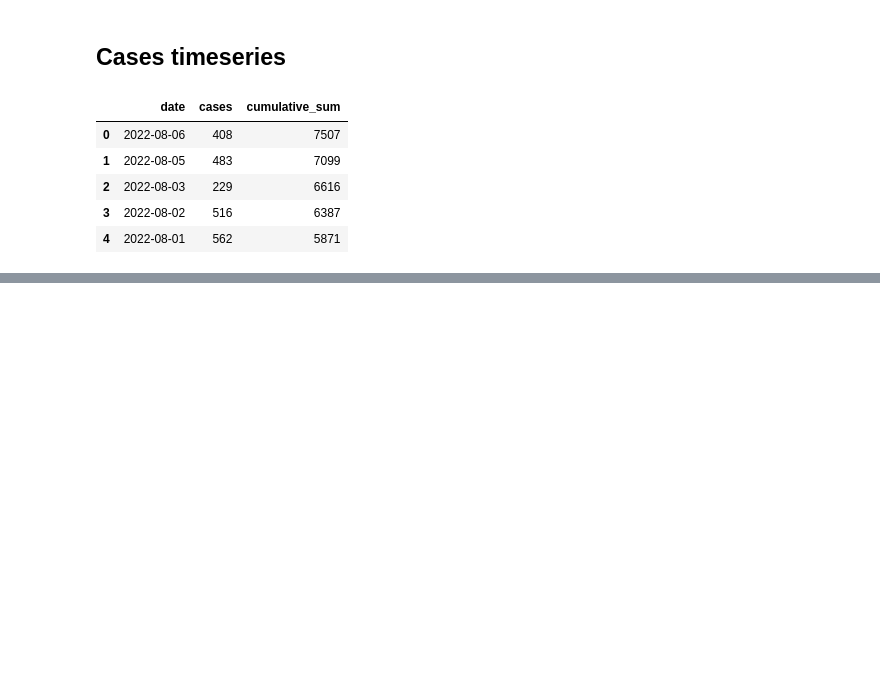
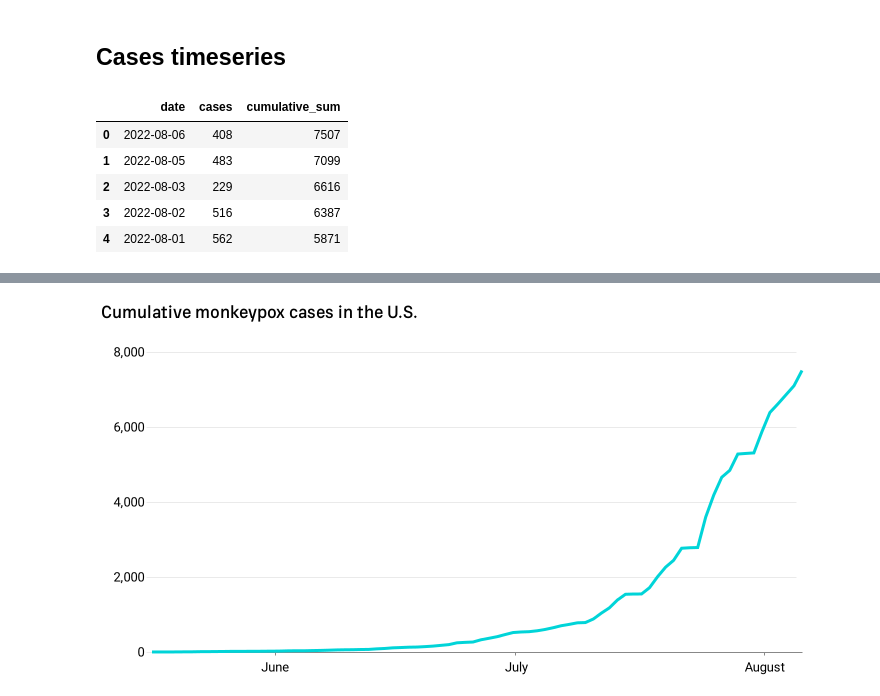
Before and after one commit to gridviz/monkeypox, a Jupyter notebook: 04-visualize-trend.ipynb, the cells around one changed output, grey strips where cells are left out. Drawn from its saved outputs; the diff is of its cells as text; code cells hidden in the pictures; blank space fills up the shorter version.

```diff
--- a/04-visualize-trend.ipynb
+++ b/04-visualize-trend.ipynb
@@ -41,12 +43,15 @@ src.head()
 | 3 | 2022-08-02 | 516 | 6387 |
 | 4 | 2022-08-01 | 562 | 5871 |
 # %%
-alt.Chart(src).mark_line().encode(
-    x=alt.X("date:T", axis=alt.Axis(tickCount=5), title=""),
-    y=alt.Y("cumulative_sum:Q", title=" ", axis=alt.Axis(tickCount=5)),
-).properties(
-    title="Cumulative monkeypox cases in the U.S.", width=650, height=400
-).configure_legend(
-    symbolType="stroke", orient="top"
+line = (
+    alt.Chart(src)
+    .mark_line()
+    .encode(
+        x=alt.X("date:T", axis=alt.Axis(tickCount=5), title=""),
+        y=alt.Y("cumulative_sum:Q", title=" ", axis=alt.Axis(tickCount=5)),
+    )
+    .properties(title="Cumulative monkeypox cases in the U.S.", width=650, height=300)
+    .configure_legend(symbolType="stroke", orient="top")
 )
+line
 # %% [output]
@@ -53,0 +58 @@ alt.Chart(src).mark_line().encode(
+[figure, added]
```
Also changed, not shown: parts of 5 cells of this notebook, 3 other files.
